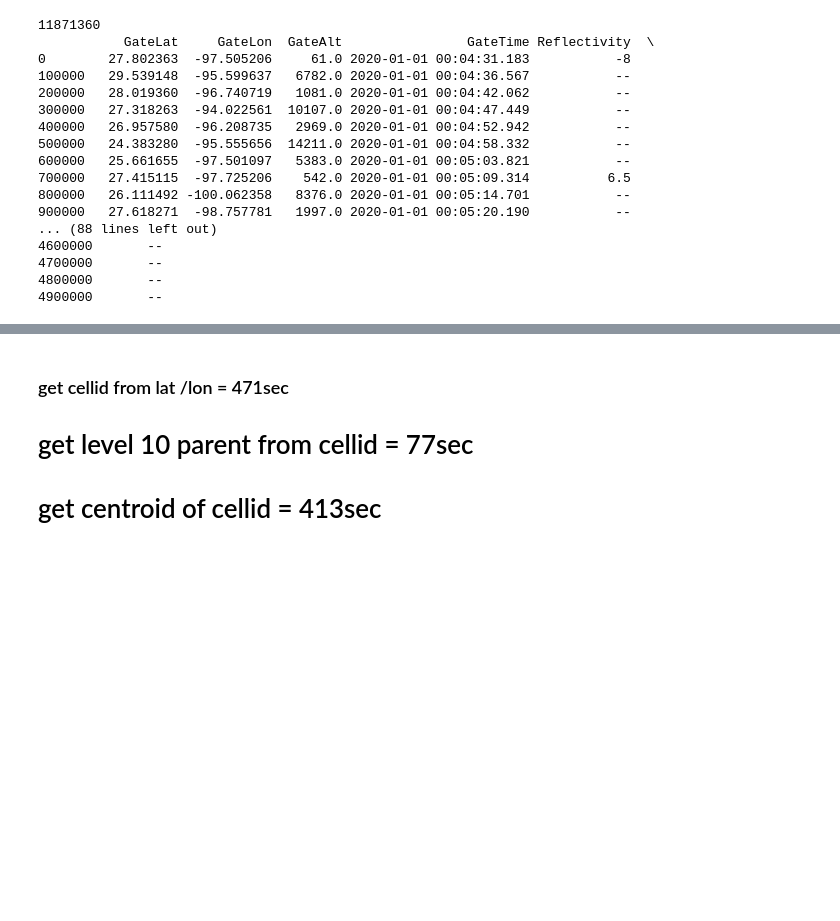
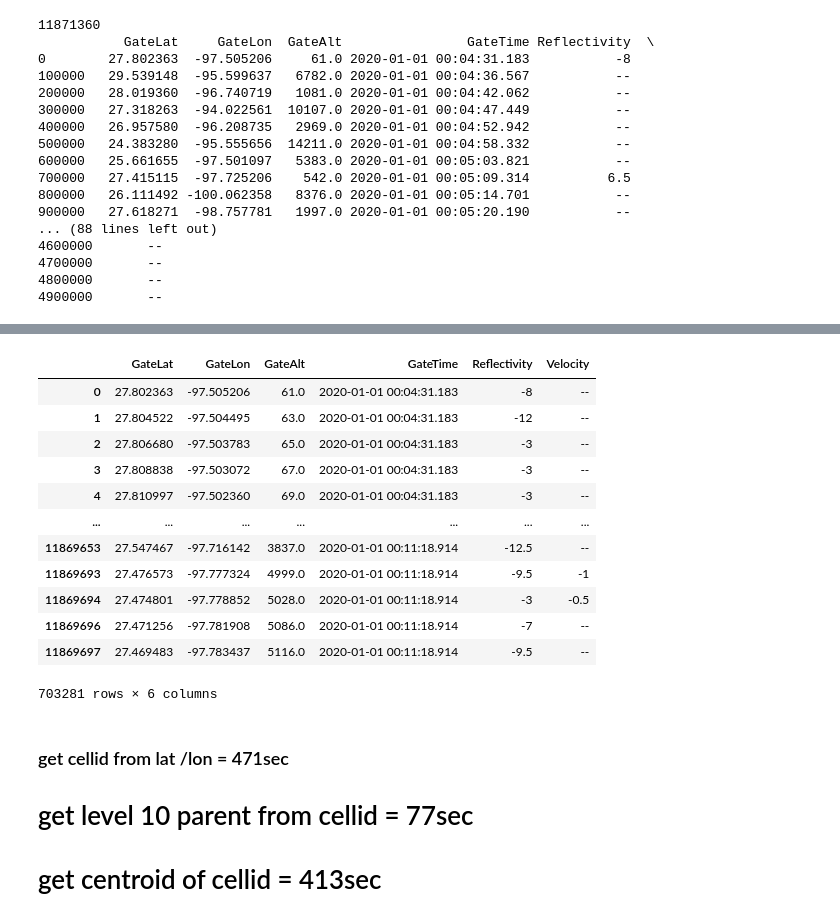
Before and after one commit to laggerstatten/UdacityDEND_Capstone, a Jupyter notebook: NEXRAD_to_TallDataframe.ipynb, the cells around one changed output, grey strips where cells are left out. Cells and saved outputs as stored; diff of their text form; code cells hidden in the pictures; blank space fills up the shorter version.

```diff
--- a/NEXRAD_to_TallDataframe.ipynb
+++ b/NEXRAD_to_TallDataframe.ipynb
@@ -218,0 +251,17 @@ print(samples[0:5000000:100000])
+# %%
+samples1 = samples[(samples['Reflectivity'] >= -32) & (samples['Reflectivity'] <= 94.5)]
+samples1
+# %% [output]
+|  | GateLat | GateLon | GateAlt | GateTime | Reflectivity | Velocity |
+| 0 | 27.802363 | -97.505206 | 61.0 | 2020-01-01 00:04:31.183 | -8 | -- |
+| 1 | 27.804522 | -97.504495 | 63.0 | 2020-01-01 00:04:31.183 | -12 | -- |
+| 2 | 27.806680 | -97.503783 | 65.0 | 2020-01-01 00:04:31.183 | -3 | -- |
+| 3 | 27.808838 | -97.503072 | 67.0 | 2020-01-01 00:04:31.183 | -3 | -- |
+| 4 | 27.810997 | -97.502360 | 69.0 | 2020-01-01 00:04:31.183 | -3 | -- |
+| ... | ... | ... | ... | ... | ... | ... |
+| 11869653 | 27.547467 | -97.716142 | 3837.0 | 2020-01-01 00:11:18.914 | -12.5 | -- |
+| 11869693 | 27.476573 | -97.777324 | 4999.0 | 2020-01-01 00:11:18.914 | -9.5 | -1 |
+| 11869694 | 27.474801 | -97.778852 | 5028.0 | 2020-01-01 00:11:18.914 | -3 | -0.5 |
+| 11869696 | 27.471256 | -97.781908 | 5086.0 | 2020-01-01 00:11:18.914 | -7 | -- |
+| 11869697 | 27.469483 | -97.783437 | 5116.0 | 2020-01-01 00:11:18.914 | -9.5 | -- |
+703281 rows × 6 columns
```
Also changed, not shown: parts of 10 cells of this notebook, 8 other files.
